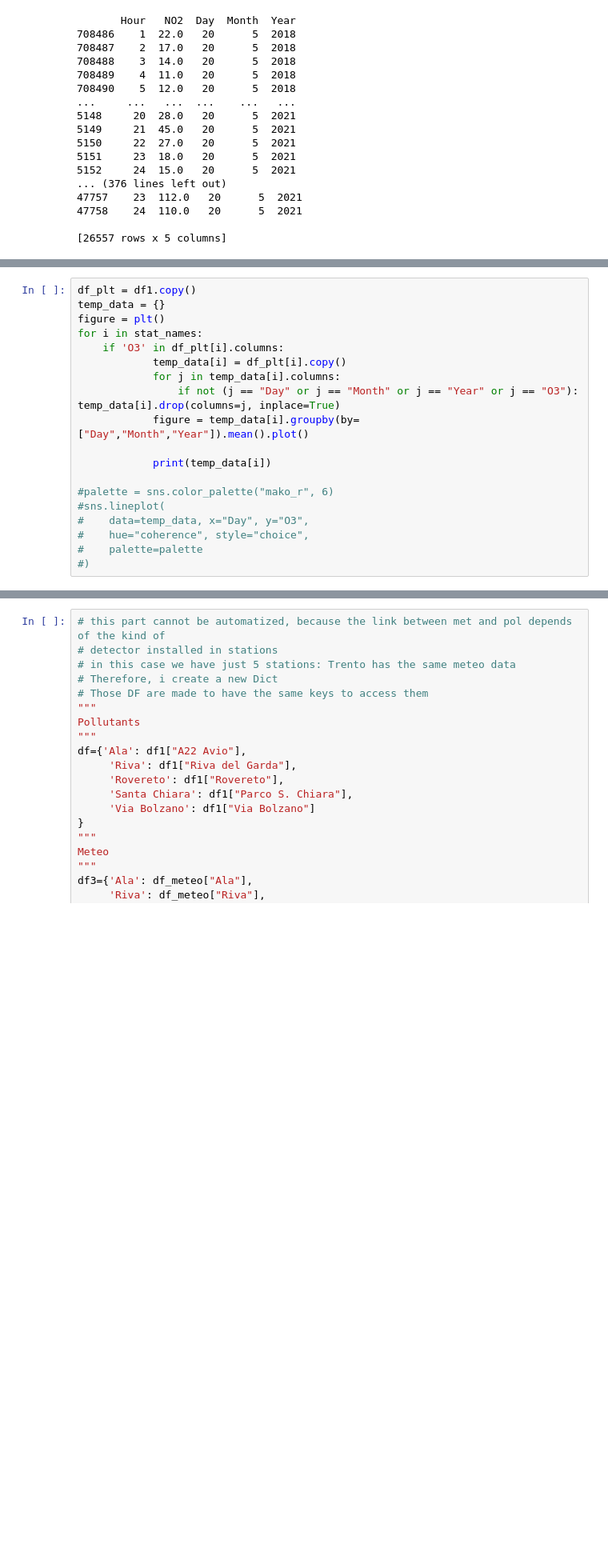
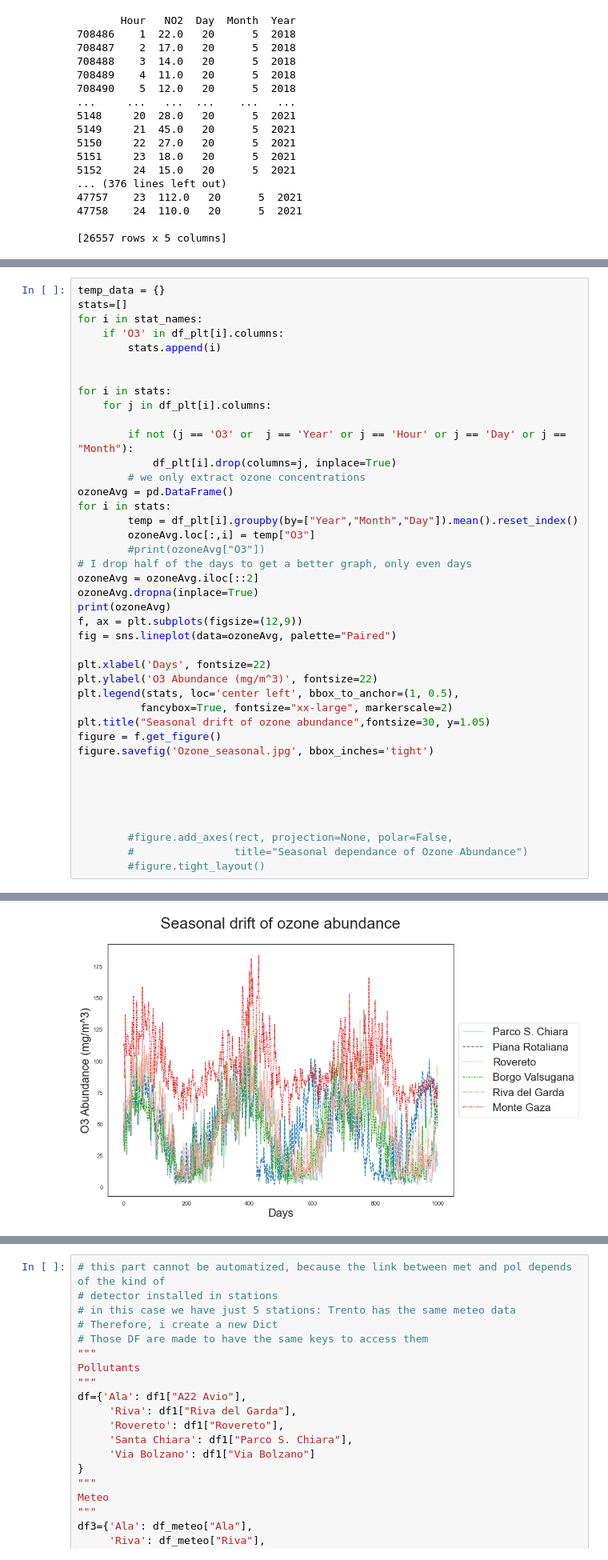
Before and after one commit to IZerab/Tesi_Triennale, a Jupyter notebook: Untitled3.ipynb, the cells around one changed output, grey strips where cells are left out. Shown: that part at 80% size. Saved outputs shown, nothing was run; the diff lists cells and outputs as text; blank space fills up the shorter version.

Commit message:
Seasonal drifts
read above

```diff
--- a/Untitled3.ipynb
+++ b/Untitled3.ipynb
@@ -327,22 +331,3 @@ Rovereto
 28131   20      5  2021   24  5.0   7.0  110.0
 
 [28132 rows x 7 columns]
-# %%
-df_plt = df1.copy()
-temp_data = {}
-figure = plt()
-for i in stat_names:
-    if 'O3' in df_plt[i].columns:
-            temp_data[i] = df_plt[i].copy()
-            for j in temp_data[i].columns:
-                if not (j == "Day" or j == "Month" or j == "Year" or j == "O3"): temp_data[i].drop(columns=j, inplace=True)
-            figure = temp_data[i].groupby(by=["Day","Month","Year"]).mean().plot()
-
-            print(temp_data[i])
-
-#palette = sns.color_palette("mako_r", 6)
-#sns.lineplot(
-#    data=temp_data, x="Day", y="O3",
-#    hue="coherence", style="choice",
-#    palette=palette
-#)
@@ -372,0 +334,42 @@ for i in stat_names:
+# %%
+temp_data = {}
+stats=[]
+for i in stat_names:
+    if 'O3' in df_plt[i].columns:
+        stats.append(i)
+
+
+for i in stats:
+    for j in df_plt[i].columns:
+
+        if not (j == 'O3' or  j == 'Year' or j == 'Hour' or j == 'Day' or j == "Month"):
+            df_plt[i].drop(columns=j, inplace=True)
+        # we only extract ozone concentrations
+ozoneAvg = pd.DataFrame()
+for i in stats:
+        temp = df_plt[i].groupby(by=["Year","Month","Day"]).mean().reset_index()
+        ozoneAvg.loc[:,i] = temp["O3"]
+        #print(ozoneAvg["O3"])
+# I drop half of the days to get a better graph, only even days
+ozoneAvg = ozoneAvg.iloc[::2]
+ozoneAvg.dropna(inplace=True)
+print(ozoneAvg)
+f, ax = plt.subplots(figsize=(12,9))
+fig = sns.lineplot(data=ozoneAvg, palette="Paired")
+
+plt.xlabel('Days', fontsize=22)
+plt.ylabel('O3 Abundance (mg/m^3)', fontsize=22)
+plt.legend(stats, loc='center left', bbox_to_anchor=(1, 0.5),
+          fancybox=True, fontsize="xx-large", markerscale=2)
+plt.title("Seasonal drift of ozone abundance",fontsize=30, y=1.05)
+figure = f.get_figure()
+figure.savefig('Ozone_seasonal.jpg', bbox_inches='tight')
+
+
+
+
+
+        #figure.add_axes(rect, projection=None, polar=False,
+        #                title="Seasonal dependance of Ozone Abundance")
+        #figure.tight_layout()
+# %% [output]
@@ -372,0 +393 @@ for i in stat_names:
+[figure, added]
```
Also changed, not shown: parts of 12 cells of this notebook, 1 other file.
